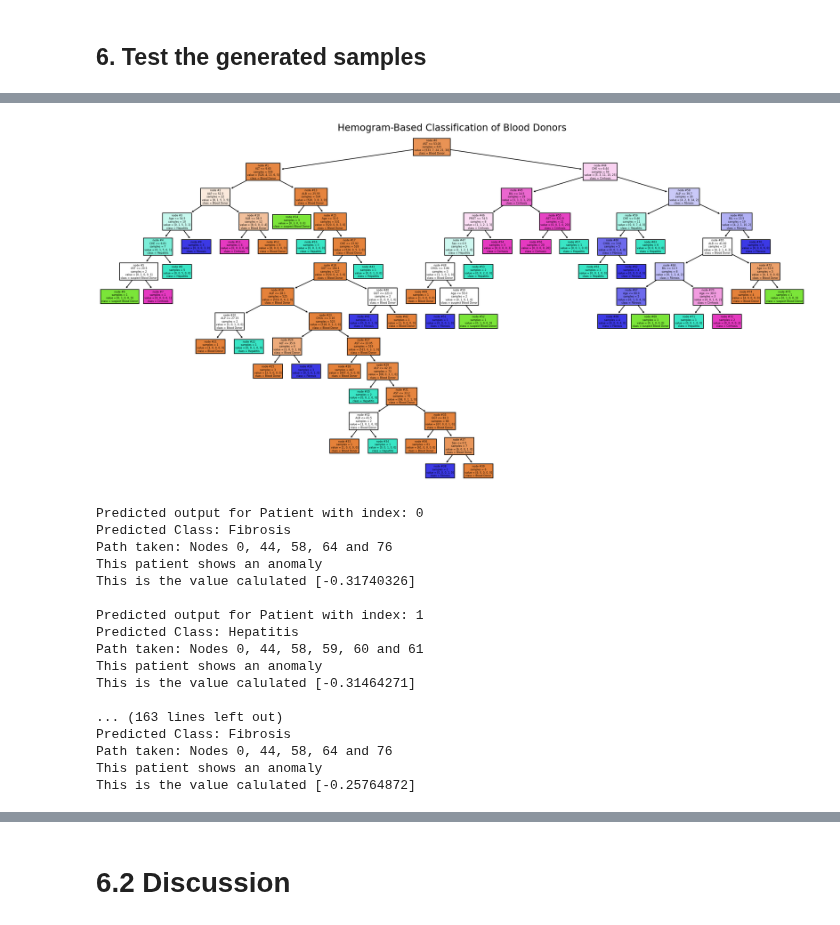
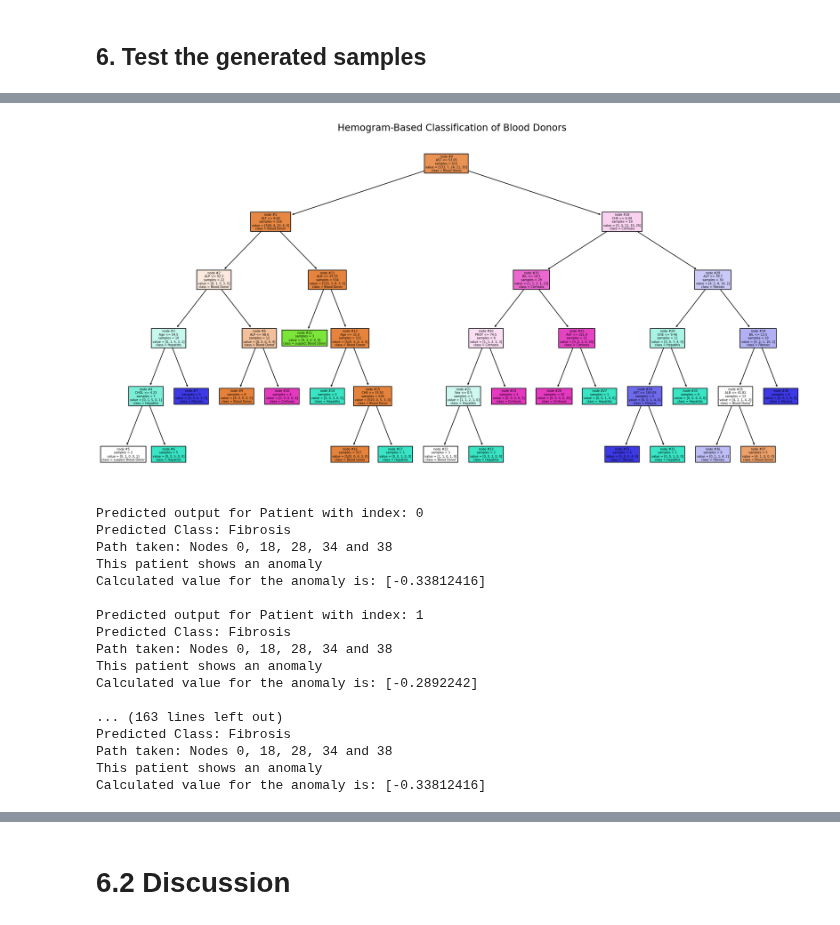
Before and after one commit to MarcoAigner/Machine-Learning-Practical, a Jupyter notebook: project_3/phase_3.ipynb, the cells around one changed output, grey strips where cells are left out. Cells and saved outputs as stored; diff of their text form; code cells hidden in the pictures.

Commit message:
clustering done

```diff
--- a/project_3/phase_3.ipynb
+++ b/project_3/phase_3.ipynb
@@ -170,9 +168,7 @@ from sklearn.base import TransformerMixin
 from sklearn.pipeline import Pipeline
 from sklearn.tree import DecisionTreeClassifier
 from sklearn.ensemble import IsolationForest
-from sklearn.experimental import enable_iterative_imputer
 from sklearn.neighbors import KNeighborsRegressor
-from sklearn.impute import IterativeImputer
 import pandas as pd
 import warnings
 
@@ -185,13 +181,13 @@ df['Sex'] = label_encoder_sex.fit_transform(df['Sex'])
 X = df.drop(columns=["Category"])
 column_order = [col for col in X.columns if col != 'Sex'] + ['Sex']
 X = X[column_order]
-
 y = df["Category"]
 
 y_copy = y.copy()
 
 label_encoder_names = LabelEncoder()
 y = label_encoder_names.fit_transform(y)
+
 class_names = label_encoder_names.classes_
 class_names = [class_name.split('=')[1] for class_name in class_names]
 class_names = list(map(str, class_names)) # convert to list of strings
@@ -204,38 +200,39 @@ imputer = ColumnTransformer([("imputer", iterative_imputer, numerical_columns)],
                             remainder="passthrough",
                             verbose_feature_names_out=False).set_output(transform="pandas")
 
-#sample = X.iloc[[3,50,600], :]
-
 class Combiner(BaseEstimator, TransformerMixin):
     def __init__(self):
-        self.dt = DecisionTreeClassifier()
+        self.dt = DecisionTreeClassifier(max_depth=5)
         self.iso = IsolationForest()
         self.rs = RobustScaler()
         self.pca = PCA(n_components=2)
+        self.prepedData = None
 
     def scale_pca_fit_transform (self,X):
         rs_data= self.rs.fit_transform(X)
         pca_data= self.pca.fit_transform(rs_data)
         return pca_data
 
-    def  scale_pca_transform  (self, X):
+    def scale_pca_transform (self, X):
         rs_data= self.rs.transform(X)
         pca_data= self.pca.transform(rs_data)
         return pca_data
 
     def fit(self, X, y=None):
         self.dt.fit(X, y)
+        self.prepedData = self.scale_pca_fit_transform(X)
+        index_blood_donor = y_copy[y_copy=="0=Blood Donor"].index
+
         # Get only data from Blood donors
-        index_blood_donor = y_copy[y_copy=="0=Blood Donor"].index
-        blood_donor=X.iloc[index_blood_donor,:]
+        blood_donor=self.prepedData.iloc[index_blood_donor,:]
+        self.iso.fit(blood_donor)
 
-        prepedData= self.scale_pca_fit_transform(blood_donor)
-        self.iso.fit(prepedData)
 
     def transform(self, sample):
-        prepedData = self.scale_pca_transform(sample)
+        prepedData_iso = self.scale_pca_transform(sample)
 
         plot_decision_tree(self.dt, feature_names=list(sample.columns), class_names=class_names)
+
 
         for index in sample.index:
             with warnings.catch_warnings():
@@ -245,9 +242,10 @@ class Combiner(BaseEstimator, TransformerMixin):
                 sample_2d_dt = row_dt.values.reshape(1,-1)
                 explain_prediction_dt(self.dt, sample_2d_dt, class_names)
 
-                row_iso = prepedData.loc[index,:]
+                row_iso = prepedData_iso.loc[index,:]
                 sample_2d_iso = row_iso.values.reshape(1,-1)
                 explain_prediction_iso(self.iso, sample_2d_iso)
+        return prepedData_iso
 
 
 pipeline = Pipeline([("imputer", imputer),
@@ -292,25 +290,25 @@ anomalies
 # %%
 label_encoder_sex = LabelEncoder()
 anomalies['Sex'] = label_encoder_sex.fit_transform(anomalies['Sex'])
 
-pipeline.fit(X,y)
-pipeline.transform(anomalies) #TODO Self gen data
+cluster_data_old = pipeline.fit(X,y)
+clustering_data_new = pipeline.transform(anomalies)
 # %% [output]
-[figure, old version]
+[figure, new version]
 Predicted output for Patient with index: 0
 Predicted Class: Fibrosis
-Path taken: Nodes 0, 44, 58, 64 and 76
+Path taken: Nodes 0, 18, 28, 34 and 38
 This patient shows an anomaly
-This is the value calulated [-0.31740326]
+Calculated value for the anomaly is: [-0.33812416]
 
 Predicted output for Patient with index: 1
-Predicted Class: Hepatitis
-Path taken: Nodes 0, 44, 58, 59, 60 and 61
+Predicted Class: Fibrosis
+Path taken: Nodes 0, 18, 28, 34 and 38
 This patient shows an anomaly
-This is the value calulated [-0.31464271]
+Calculated value for the anomaly is: [-0.2892242]
 
 ... (163 lines left out)
 Predicted Class: Fibrosis
-Path taken: Nodes 0, 44, 58, 64 and 76
+Path taken: Nodes 0, 18, 28, 34 and 38
 This patient shows an anomaly
-This is the value calulated [-0.25764872]
+Calculated value for the anomaly is: [-0.33812416]
```
Also changed, not shown: parts of 7 cells of this notebook, 2 other files.
